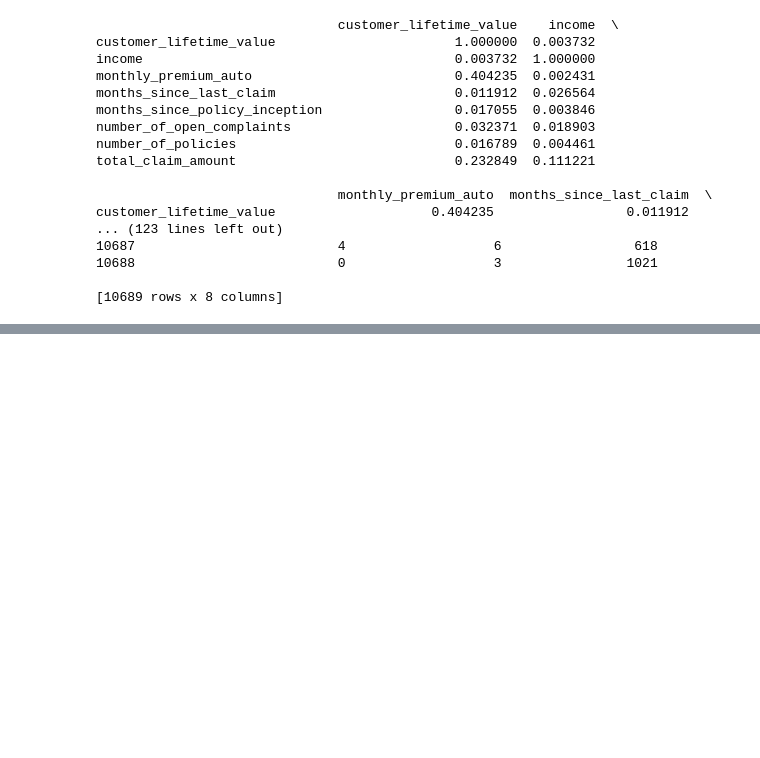
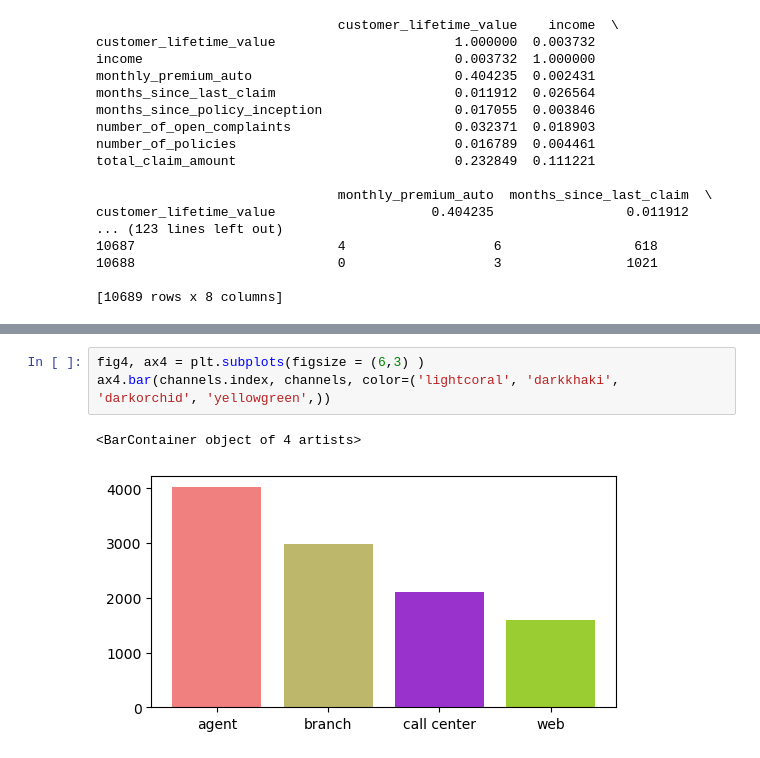
Before and after one commit to tahora-23/IH_AB_DA_FT_MAY_2023, a Jupyter notebook: Labs/2Week/wednesday/Lab_Wed.ipynb, the cells around one changed output, grey strips where cells are left out. Cells and saved outputs as stored; diff of their text form; blank space fills up the shorter version.

```diff
--- a/Labs/2Week/wednesday/Lab_Wed.ipynb
+++ b/Labs/2Week/wednesday/Lab_Wed.ipynb
@@ -103,0 +139,6 @@ customer_lifetime_value                    0.404235                 0.011912
+# %%
+fig4, ax4 = plt.subplots(figsize = (6,3) )
+ax4.bar(channels.index, channels, color=('lightcoral', 'darkkhaki', 'darkorchid', 'yellowgreen',))
+# %% [output]
+<BarContainer object of 4 artists>
+[figure, added]
```
Also changed, not shown: parts of 17 cells of this notebook.
